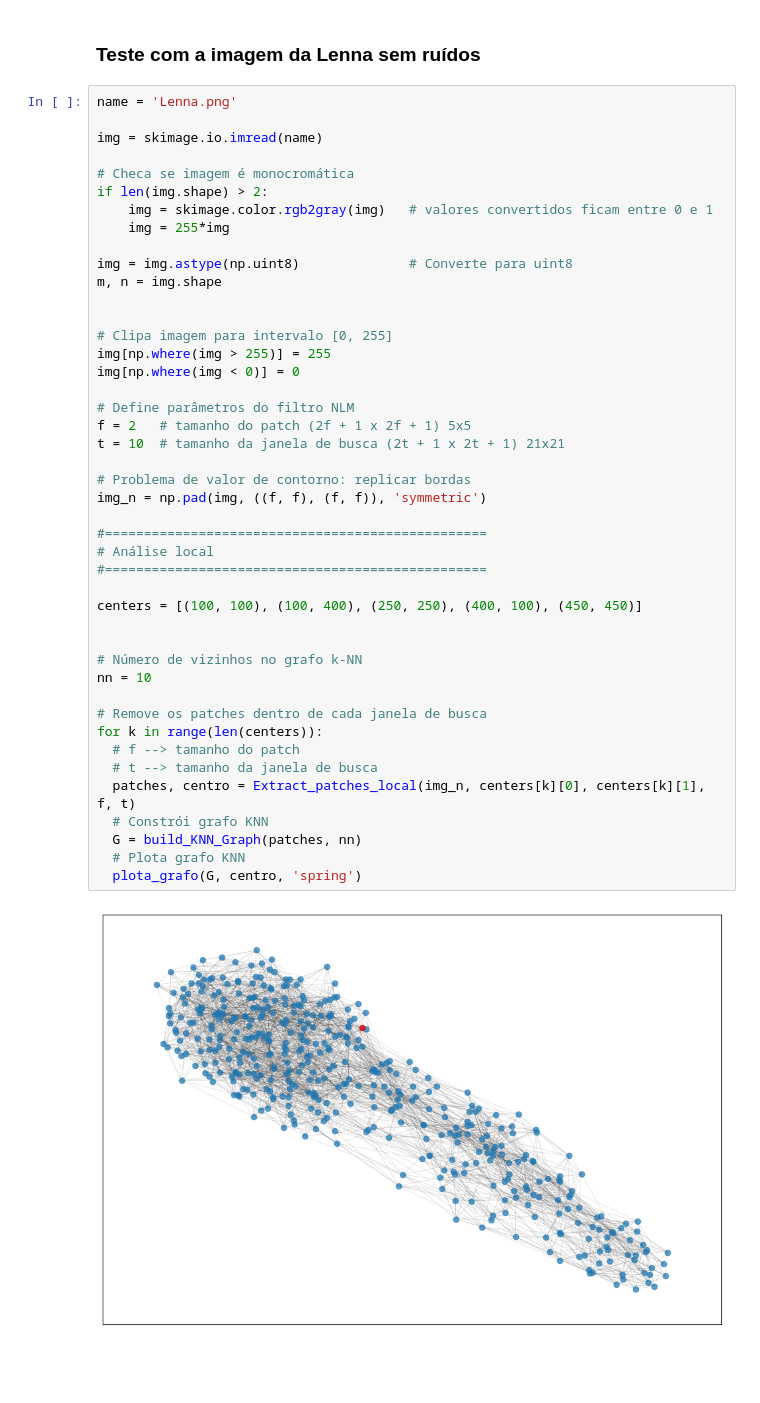
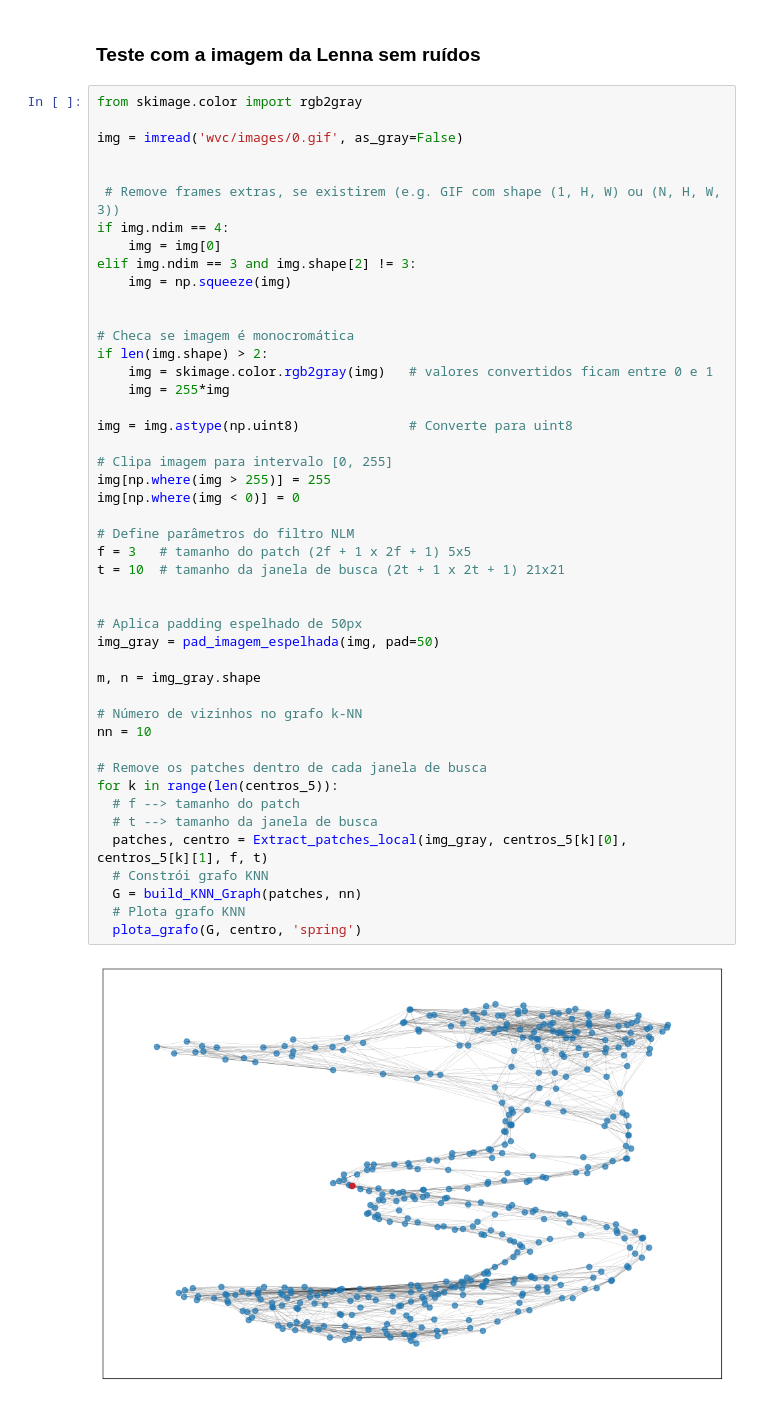
Before and after one commit to AdrianoCarvalh0/ProjectDoutorado, a Jupyter notebook: patches_graph copy.ipynb, the cells around one changed output. Cells and saved outputs as stored; diff of their text form; blank space fills up the shorter version.

```diff
--- a/patches_graph copy.ipynb
+++ b/patches_graph copy.ipynb
@@ -385,48 +231,50 @@ centros_sorteados
 # %% [markdown]
 ### Teste com a imagem da Lenna sem ruídos
 # %%
-name = 'Lenna.png'
+from skimage.color import rgb2gray
 
-img = skimage.io.imread(name)
+img = imread('wvc/images/0.gif', as_gray=False)
+
+
+ # Remove frames extras, se existirem (e.g. GIF com shape (1, H, W) ou (N, H, W, 3))
+if img.ndim == 4:
+    img = img[0]
+elif img.ndim == 3 and img.shape[2] != 3:
+    img = np.squeeze(img)
+
 
 # Checa se imagem é monocromática
 if len(img.shape) > 2:
     img = skimage.color.rgb2gray(img)   # valores convertidos ficam entre 0 e 1
     img = 255*img
 
 img = img.astype(np.uint8)              # Converte para uint8
-m, n = img.shape
-
 
 # Clipa imagem para intervalo [0, 255]
 img[np.where(img > 255)] = 255
 img[np.where(img < 0)] = 0
 
 # Define parâmetros do filtro NLM
-f = 2   # tamanho do patch (2f + 1 x 2f + 1) 5x5
+f = 3   # tamanho do patch (2f + 1 x 2f + 1) 5x5
 t = 10  # tamanho da janela de busca (2t + 1 x 2t + 1) 21x21
 
-# Problema de valor de contorno: replicar bordas
-img_n = np.pad(img, ((f, f), (f, f)), 'symmetric')
 
-#=================================================
-# Análise local
-#=================================================
+# Aplica padding espelhado de 50px
+img_gray = pad_imagem_espelhada(img, pad=50)
 
-centers = [(100, 100), (100, 400), (250, 250), (400, 100), (450, 450)]
-
+m, n = img_gray.shape
 
 # Número de vizinhos no grafo k-NN
 nn = 10
 
 # Remove os patches dentro de cada janela de busca
-for k in range(len(centers)):
+for k in range(len(centros_5)):
   # f --> tamanho do patch
   # t --> tamanho da janela de busca
-  patches, centro = Extract_patches_local(img_n, centers[k][0], centers[k][1], f, t)
+  patches, centro = Extract_patches_local(img_gray, centros_5[k][0], centros_5[k][1], f, t)
   # Constrói grafo KNN
   G = build_KNN_Graph(patches, nn)
   # Plota grafo KNN
   plota_grafo(G, centro, 'spring')
 # %% [output]
-[figure, old version]
+[figure, new version]
```
Also changed, not shown: parts of 13 cells of this notebook, 1 other file.
